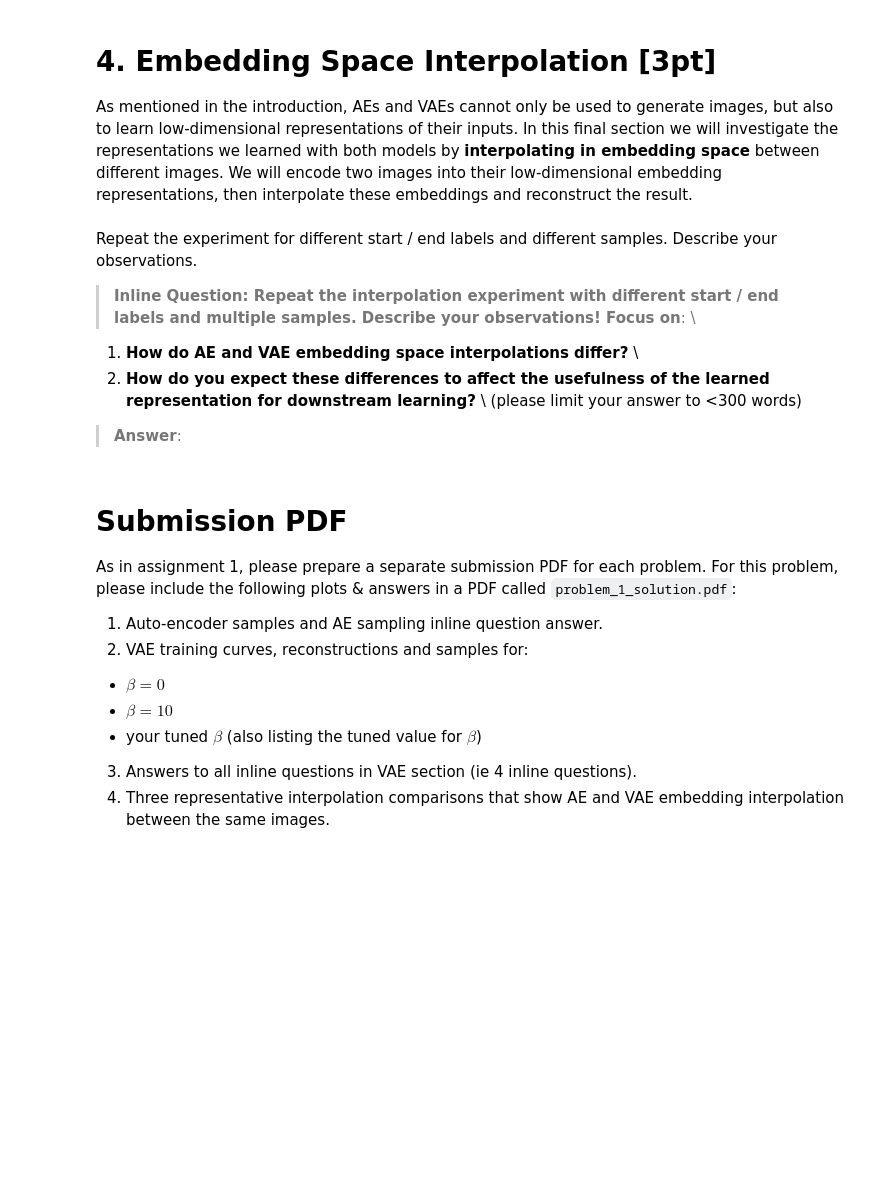
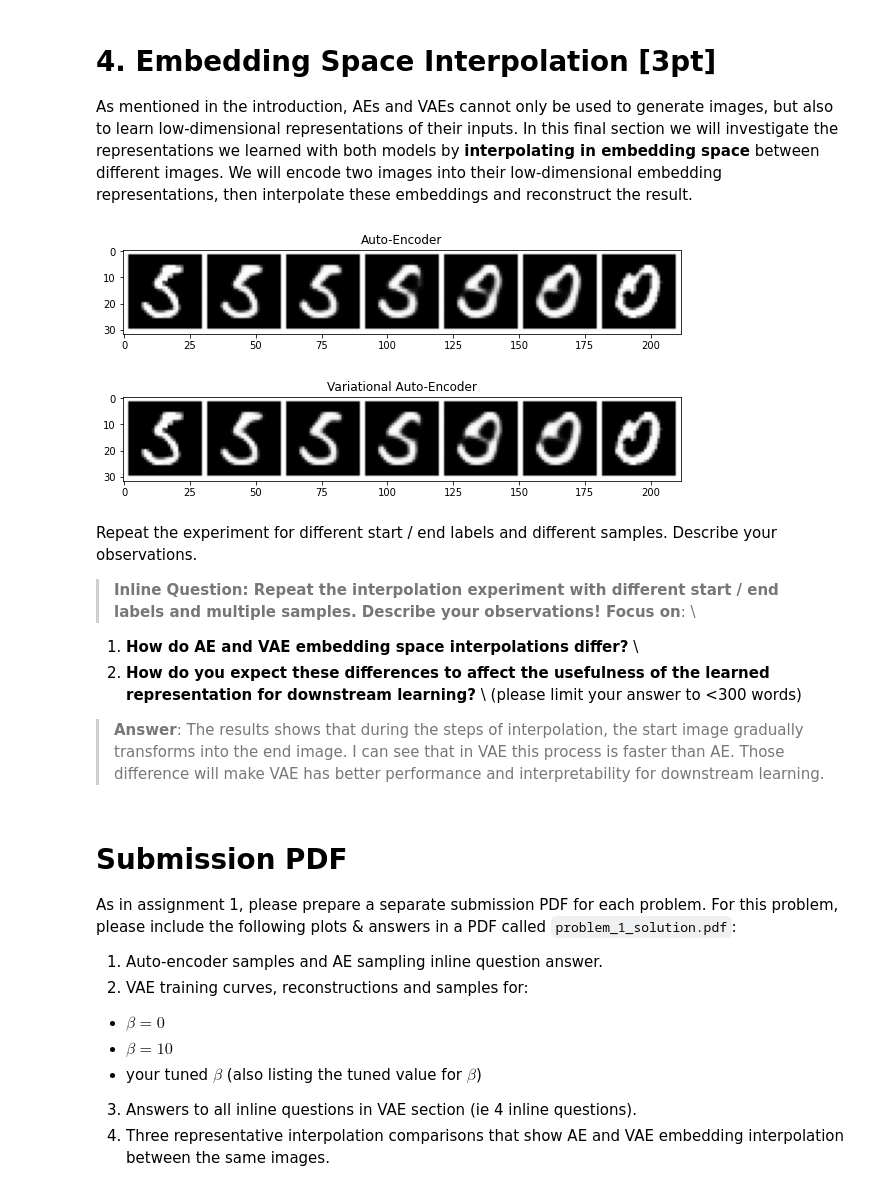
Before and after one commit to OpenReader/VAE-and-GAN, a Jupyter notebook: CSCI566_Assignment2_problem_1_VAE.ipynb, the cells around one changed output. Drawn from its saved outputs; the diff is of its cells as text; code cells hidden in the pictures; blank space fills up the shorter version.

```diff
--- a/CSCI566_Assignment2_problem_1_VAE.ipynb
+++ b/CSCI566_Assignment2_problem_1_VAE.ipynb
@@ -559,7 +623,7 @@ Now that you know what outcome we would like to obtain, try to tune $\beta$ to a
 As mentioned in the introduction, AEs and VAEs cannot only be used to generate images, but also to learn low-dimensional representations of their inputs. In this final section we will investigate the representations we learned with both models by **interpolating in embedding space** between different images. We will encode two images into their low-dimensional embedding representations, then interpolate these embeddings and reconstruct the result.
 # %%
 START_LABEL = 5
-END_LABEL = 8
+END_LABEL = 0
 nz=64
 
 def get_image_with_label(target_label):
@@ -574,33 +638,36 @@ def interpolate_and_visualize(model, tag, start_img, end_img):
   model.eval()    # put model in eval mode to avoid updating batchnorm
 
   # encode both images into embeddings (use posterior mean for interpolation)
   z_start = model.encoder(start_img[None])[..., :nz]
   z_end = model.encoder(end_img[None])[..., :nz]
 
   # compute interpolated latents
   N_INTER_STEPS = 5
   z_inter = [z_start + i/N_INTER_STEPS * (z_end - z_start) for i in range(N_INTER_STEPS)]
 
   # decode interpolated embeddings (as a single batch)
   img_inter = model.decoder(torch.cat(z_inter))
 
   # reshape result and display interpolation
   vis_imgs = torch.cat([start_img[None], img_inter, end_img[None]])
   fig = plt.figure(figsize = (10, 10))
   ax1 = plt.subplot(111)
   ax1.imshow(torchvision.utils.make_grid(vis_imgs, nrow=N_INTER_STEPS+2, pad_value=1.)\
                   .data.cpu().numpy().transpose(1, 2, 0), cmap='gray')
   plt.title(tag)
   plt.show()
 
 
 # sample two training images with given labels
 start_img = get_image_with_label(START_LABEL)
 end_img = get_image_with_label(END_LABEL)
 
 # visualize interpolations for AE and VAE models
 interpolate_and_visualize(ae_model, "Auto-Encoder", start_img, end_img)
 interpolate_and_visualize(vae_model, "Variational Auto-Encoder", start_img, end_img)
+# %% [output]
+[figure, added]
+[figure, added]
 # %% [markdown]
 Repeat the experiment for different start / end labels and different samples. Describe your observations.
 
@@ -611,6 +678,7 @@ Focus on**: \\
 (please limit your answer to <300 words)
 
 >**Answer**:
+The results shows that during the steps of interpolation, the start image gradually transforms into the end image. I can see that in VAE this process is faster than AE. Those difference will make VAE has better performance and interpretability for downstream learning.
 # %% [markdown]
 # Submission PDF
 
```
Also changed, not shown: parts of 13 cells of this notebook.
